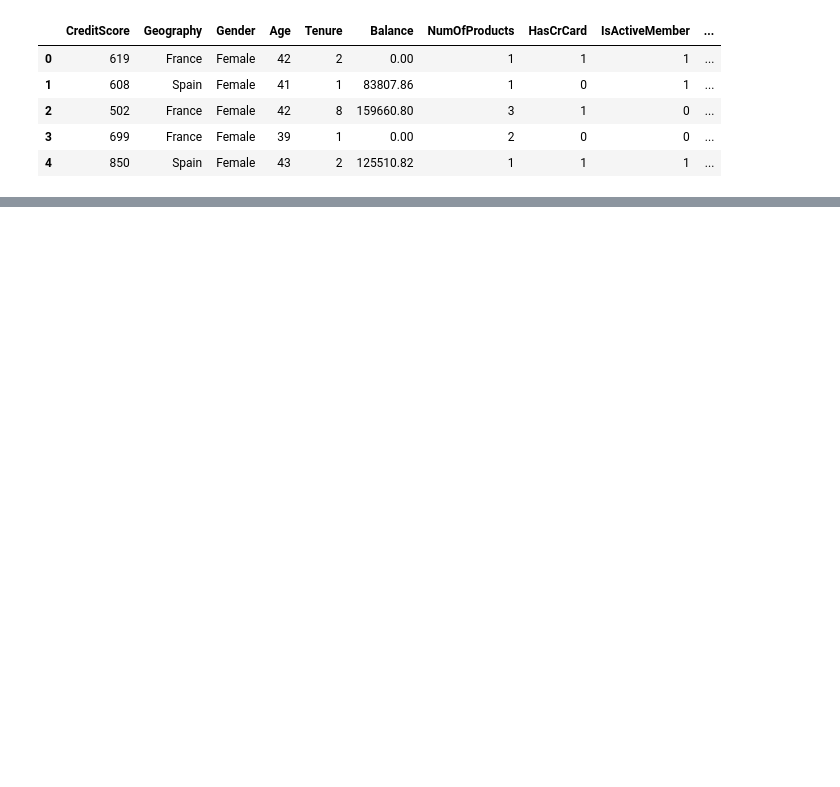
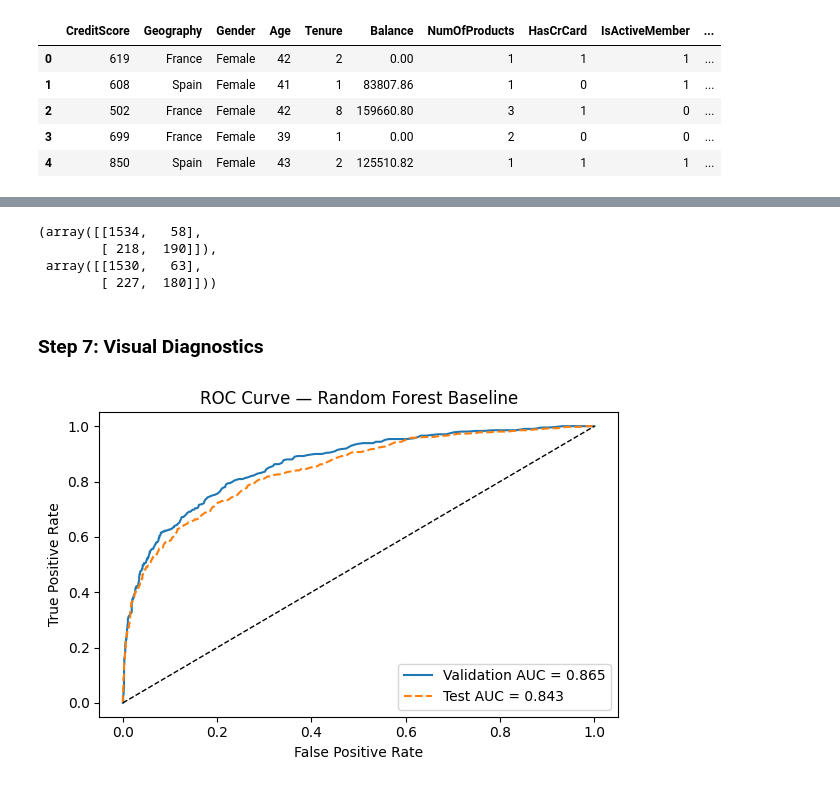
Before and after one commit to Sicheng115/CustomerChurn, a Jupyter notebook: notebooks/RF_Modelling.ipynb, the cells around one changed output, grey strips where cells are left out. Saved outputs shown, nothing was run; the diff lists cells and outputs as text; code cells hidden in the pictures; blank space fills up the shorter version.

```diff
--- a/notebooks/RF_Modelling.ipynb
+++ b/notebooks/RF_Modelling.ipynb
@@ -53,0 +127,12 @@ ct = ColumnTransformer([
+# %%
+rf_clf = RandomForestClassifier(
+    n_estimators=400,
+    max_depth=None,
+    min_samples_split=2,
+    min_samples_leaf=1,
+    class_weight='balanced_subsample',
+    random_state=RANDOM_STATE,
+    n_jobs=-1
+)
+rf_clf.fit(X_train_prepared, y_train)
+rf_clf
@@ -53,0 +144,5 @@ ct = ColumnTransformer([
+# %%
+y_val_pred = rf_clf.predict(X_val_prepared)
+y_val_proba = rf_clf.predict_proba(X_val_prepared)[:, 1]
+y_test_pred = rf_clf.predict(X_test_prepared)
+y_test_proba = rf_clf.predict_proba(X_test_prepared)[:, 1]
@@ -53,0 +174,38 @@ ct = ColumnTransformer([
+# %%
+val_cm = confusion_matrix(y_val, y_val_pred)
+test_cm = confusion_matrix(y_test, y_test_pred)
+val_cm, test_cm
+# %% [output]
+(array([[1534,   58],
+        [ 218,  190]]),
+ array([[1530,   63],
+        [ 227,  180]]))
+# %% [markdown]
+### Step 7: Visual Diagnostics
+# %%
+FIG_DIR = Path('figures')
+FIG_DIR.mkdir(parents=True, exist_ok=True)
+# %%
+val_fpr, val_tpr, _ = roc_curve(y_val, y_val_proba)
+test_fpr, test_tpr, _ = roc_curve(y_test, y_test_proba)
+val_auc = roc_auc_score(y_val, y_val_proba)
+test_auc = roc_auc_score(y_test, y_test_proba)
+
+val_prec, val_rec, _ = precision_recall_curve(y_val, y_val_proba)
+test_prec, test_rec, _ = precision_recall_curve(y_test, y_test_proba)
+val_ap = average_precision_score(y_val, y_val_proba)
+test_ap = average_precision_score(y_test, y_test_proba)
+# %%
+plt.figure(figsize=(6, 4))
+plt.plot(val_fpr, val_tpr, label=f'Validation AUC = {val_auc:.3f}')
+plt.plot(test_fpr, test_tpr, label=f'Test AUC = {test_auc:.3f}', linestyle='--')
+plt.plot([0, 1], [0, 1], 'k--', linewidth=1)
+plt.xlabel('False Positive Rate')
+plt.ylabel('True Positive Rate')
+plt.title('ROC Curve — Random Forest Baseline')
+plt.legend(loc='lower right')
+plt.tight_layout()
+plt.savefig(FIG_DIR / 'roc_curve_rf_baseline.png', dpi=200)
+plt.show()
+# %% [output]
+[figure, added]
```
Also changed, not shown: parts of 27 cells of this notebook, 28 other files.
